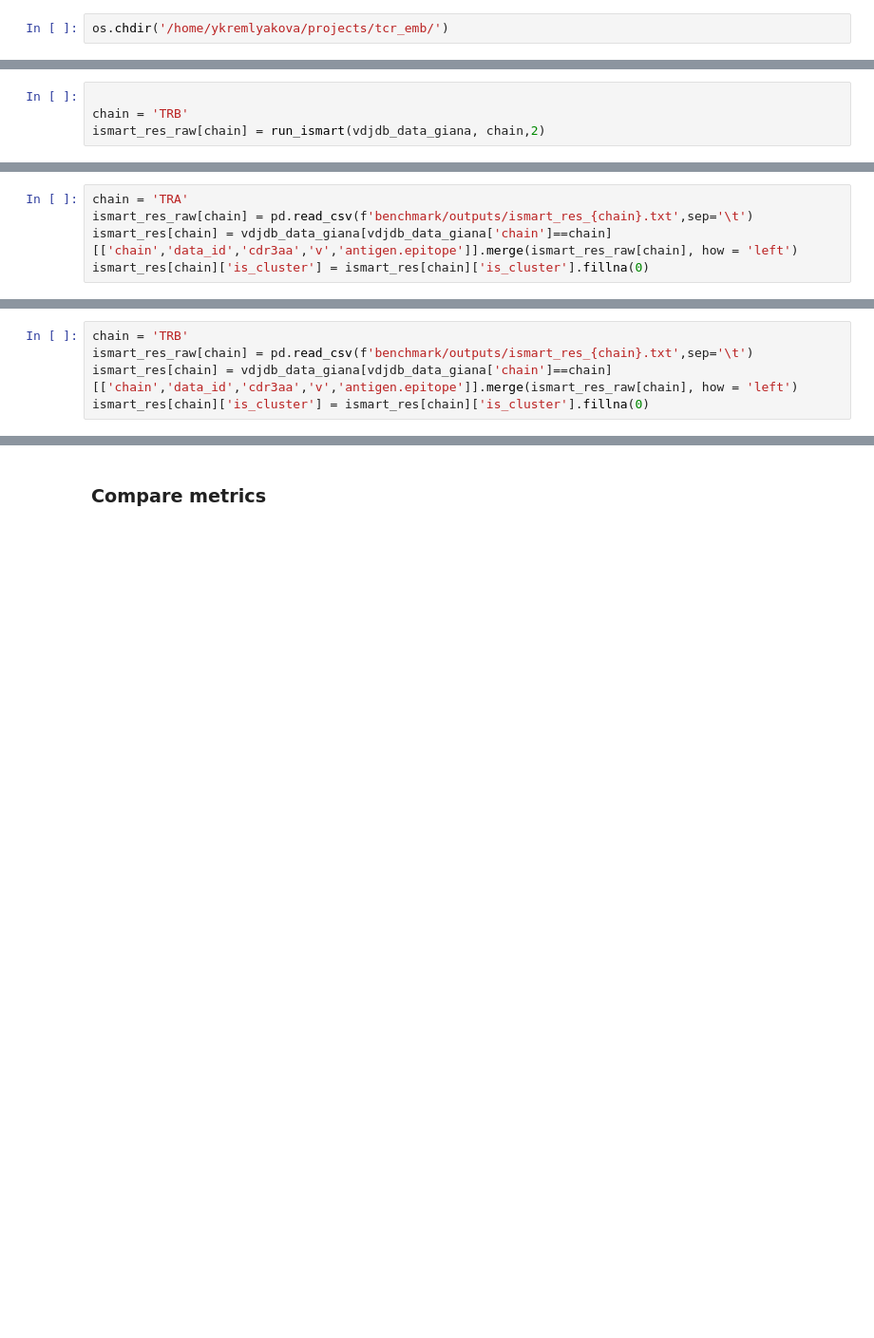
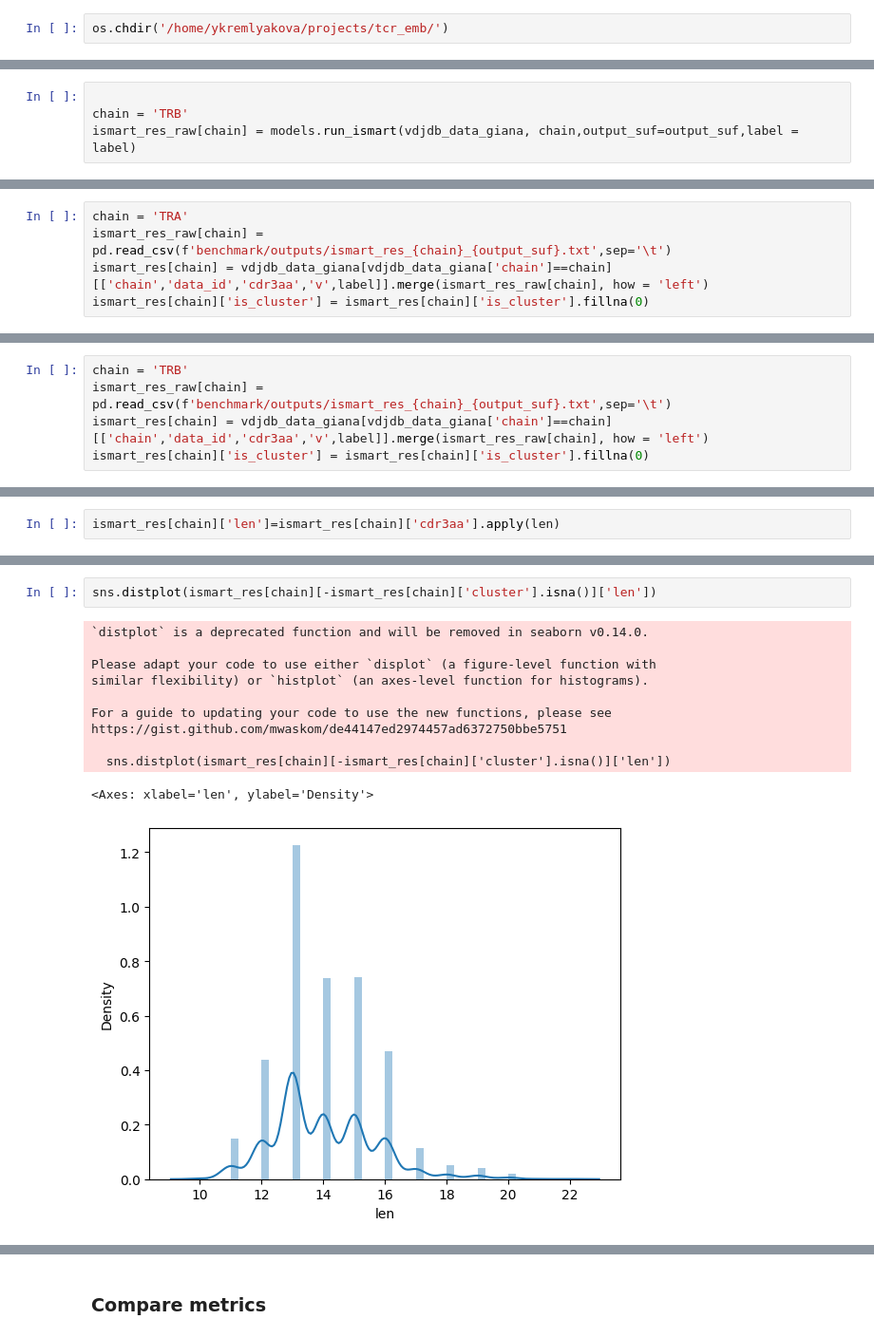
Before and after one commit to yuliajk/tcremp, a Jupyter notebook: compare_methods.ipynb, the cells around one changed output, grey strips where cells are left out. Shown at 95% size. Drawn from its saved outputs; the diff is of its cells as text; blank space fills up the shorter version.

```diff
--- a/compare_methods.ipynb
+++ b/compare_methods.ipynb
@@ -760,7 +733,7 @@ Elapsed time: 17.942458391189575 seconds.
 # %%
 
 chain = 'TRB'
-ismart_res_raw[chain] = run_ismart(vdjdb_data_giana, chain,2)
+ismart_res_raw[chain] = models.run_ismart(vdjdb_data_giana, chain,output_suf=output_suf,label = label)
 # %% [output]
 Clustering 24146 sequences with iSMART.
 
@@ -782,6 +755,6 @@ Elapsed time: 58.9722044467926 seconds.
 # %%
 chain = 'TRA'
-ismart_res_raw[chain] = pd.read_csv(f'benchmark/outputs/ismart_res_{chain}.txt',sep='\t')
-ismart_res[chain] = vdjdb_data_giana[vdjdb_data_giana['chain']==chain][['chain','data_id','cdr3aa','v','antigen.epitope']].merge(ismart_res_raw[chain], how = 'left')
+ismart_res_raw[chain] = pd.read_csv(f'benchmark/outputs/ismart_res_{chain}_{output_suf}.txt',sep='\t')
+ismart_res[chain] = vdjdb_data_giana[vdjdb_data_giana['chain']==chain][['chain','data_id','cdr3aa','v',label]].merge(ismart_res_raw[chain], how = 'left')
 ismart_res[chain]['is_cluster'] = ismart_res[chain]['is_cluster'].fillna(0)
 # %%
@@ -793,6 +766,6 @@ print(ml_utils.count_clstr_purity(ismart_res_raw[chain][['cluster','label_cluste
 # %%
 chain = 'TRB'
-ismart_res_raw[chain] = pd.read_csv(f'benchmark/outputs/ismart_res_{chain}.txt',sep='\t')
-ismart_res[chain] = vdjdb_data_giana[vdjdb_data_giana['chain']==chain][['chain','data_id','cdr3aa','v','antigen.epitope']].merge(ismart_res_raw[chain], how = 'left')
+ismart_res_raw[chain] = pd.read_csv(f'benchmark/outputs/ismart_res_{chain}_{output_suf}.txt',sep='\t')
+ismart_res[chain] = vdjdb_data_giana[vdjdb_data_giana['chain']==chain][['chain','data_id','cdr3aa','v',label]].merge(ismart_res_raw[chain], how = 'left')
 ismart_res[chain]['is_cluster'] = ismart_res[chain]['is_cluster'].fillna(0)
 # %%
@@ -803,0 +807,2 @@ print(ml_utils.count_clstr_purity(ismart_res_raw[chain][['cluster','label_cluste
+# %%
+ismart_res[chain]['len']=ismart_res[chain]['cdr3aa'].apply(len)
@@ -804,2 +825,16 @@ print(ml_utils.count_clstr_purity(ismart_res_raw[chain][['cluster','label_cluste
+# %%
+sns.distplot(ismart_res[chain][-ismart_res[chain]['cluster'].isna()]['len'])
+# %% [output]
+`distplot` is a deprecated function and will be removed in seaborn v0.14.0.
+
+Please adapt your code to use either `displot` (a figure-level function with
+similar flexibility) or `histplot` (an axes-level function for histograms).
+
+For a guide to updating your code to use the new functions, please see
+https://gist.github.com/mwaskom/de44147ed2974457ad6372750bbe5751
+
+  sns.distplot(ismart_res[chain][-ismart_res[chain]['cluster'].isna()]['len'])
+<Axes: xlabel='len', ylabel='Density'>
+[figure, added]
 # %%
 chain = 'TRA'
```
Also changed, not shown: parts of 75 cells of this notebook, 5 other files.
